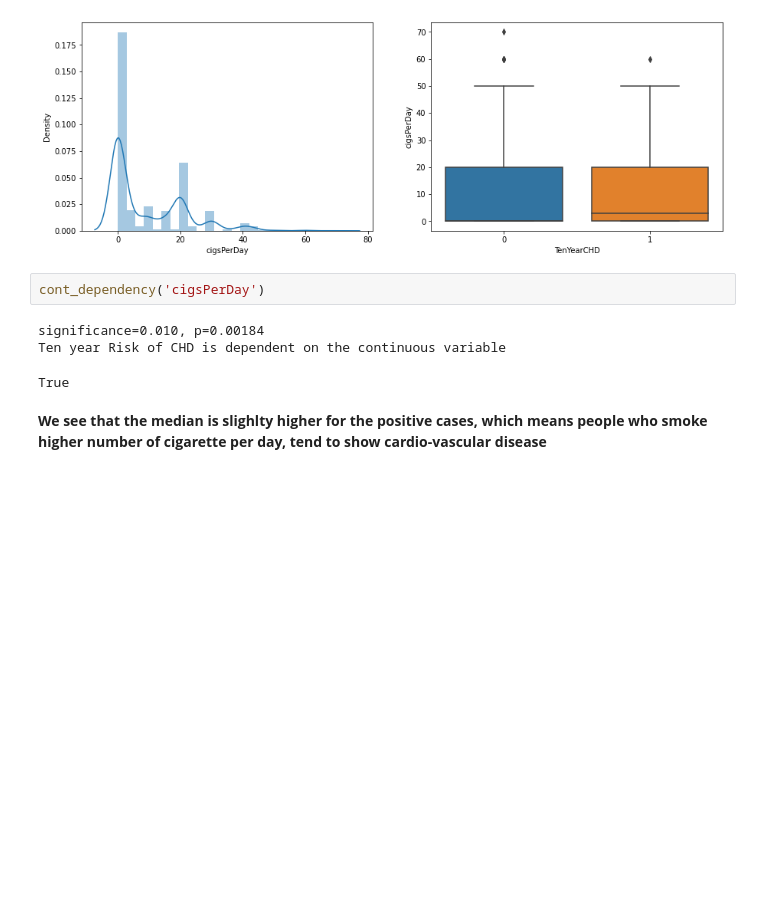
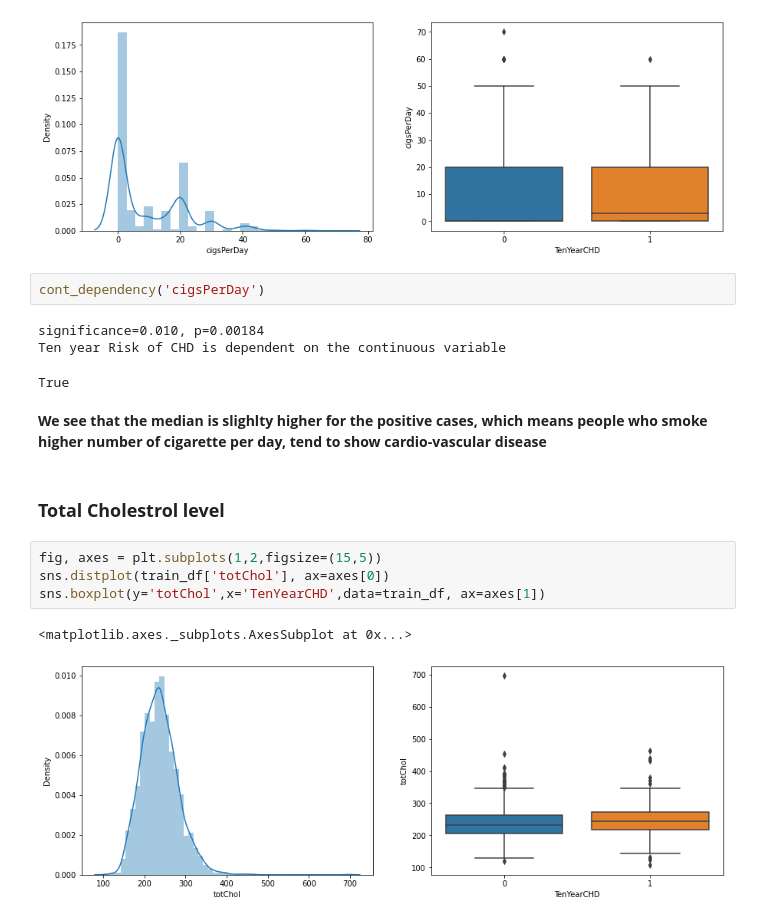
Before and after one commit to Kanika211/Cardiovascular_risk_prediction, a Jupyter notebook: Cardiovascular_risk_prediction.ipynb, the cells around one changed output. Drawn from its saved outputs; the diff is of its cells as text; blank space fills up the shorter version.

```diff
--- a/Cardiovascular_risk_prediction.ipynb
+++ b/Cardiovascular_risk_prediction.ipynb
@@ -407,3 +478,12 @@ Ten year Risk of CHD is dependent on the continuous variable
 True
 # %% [markdown]
 <b>We see that the median is slighlty higher for the positive cases, which means people who smoke higher number of cigarette per day, tend to show cardio-vascular disease</b>
+# %% [markdown]
+### <b>Total Cholestrol level</b>
+# %%
+fig, axes = plt.subplots(1,2,figsize=(15,5))
+sns.distplot(train_df['totChol'], ax=axes[0])
+sns.boxplot(y='totChol',x='TenYearCHD',data=train_df, ax=axes[1])
+# %% [output]
+<matplotlib.axes._subplots.AxesSubplot at 0x...>
+[figure, added]
```
Also changed, not shown: parts of 85 cells of this notebook.
